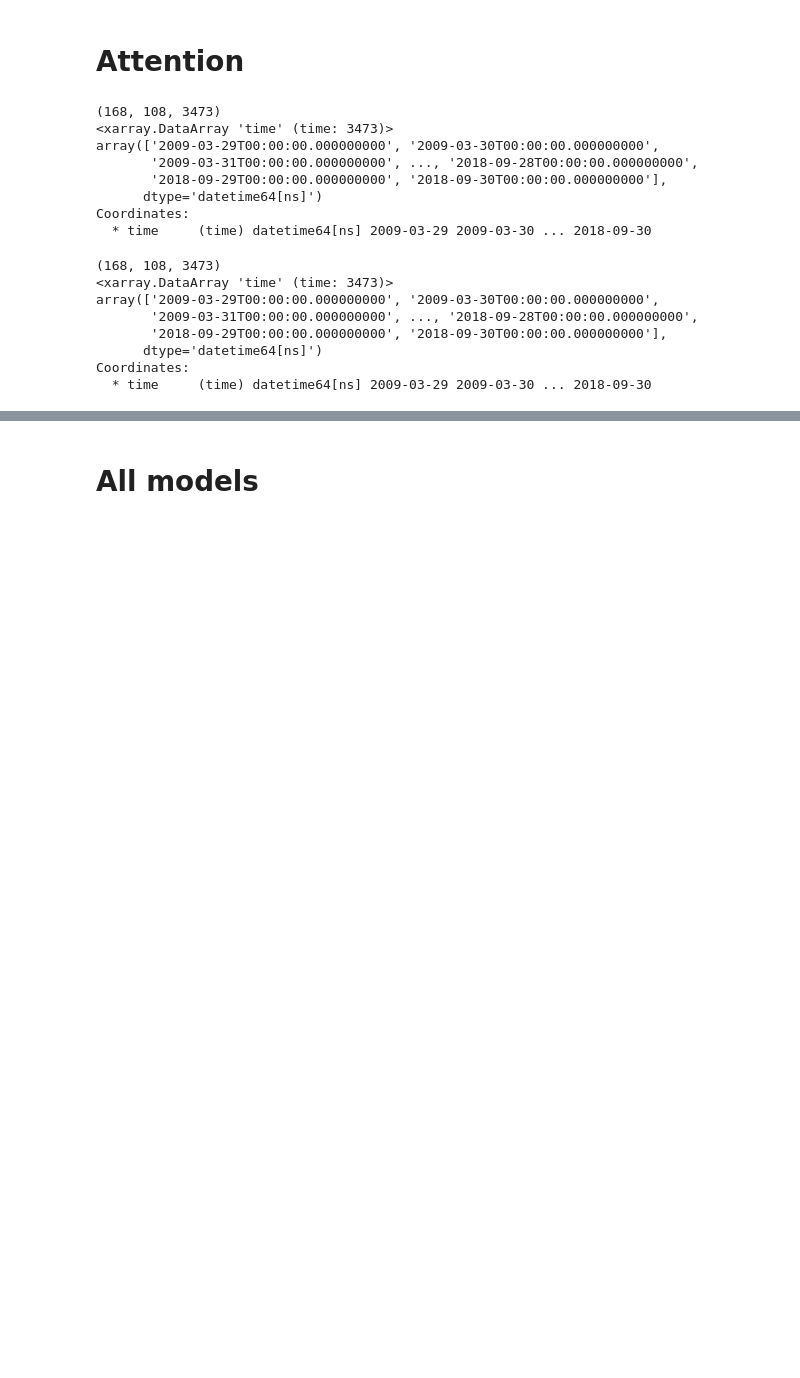
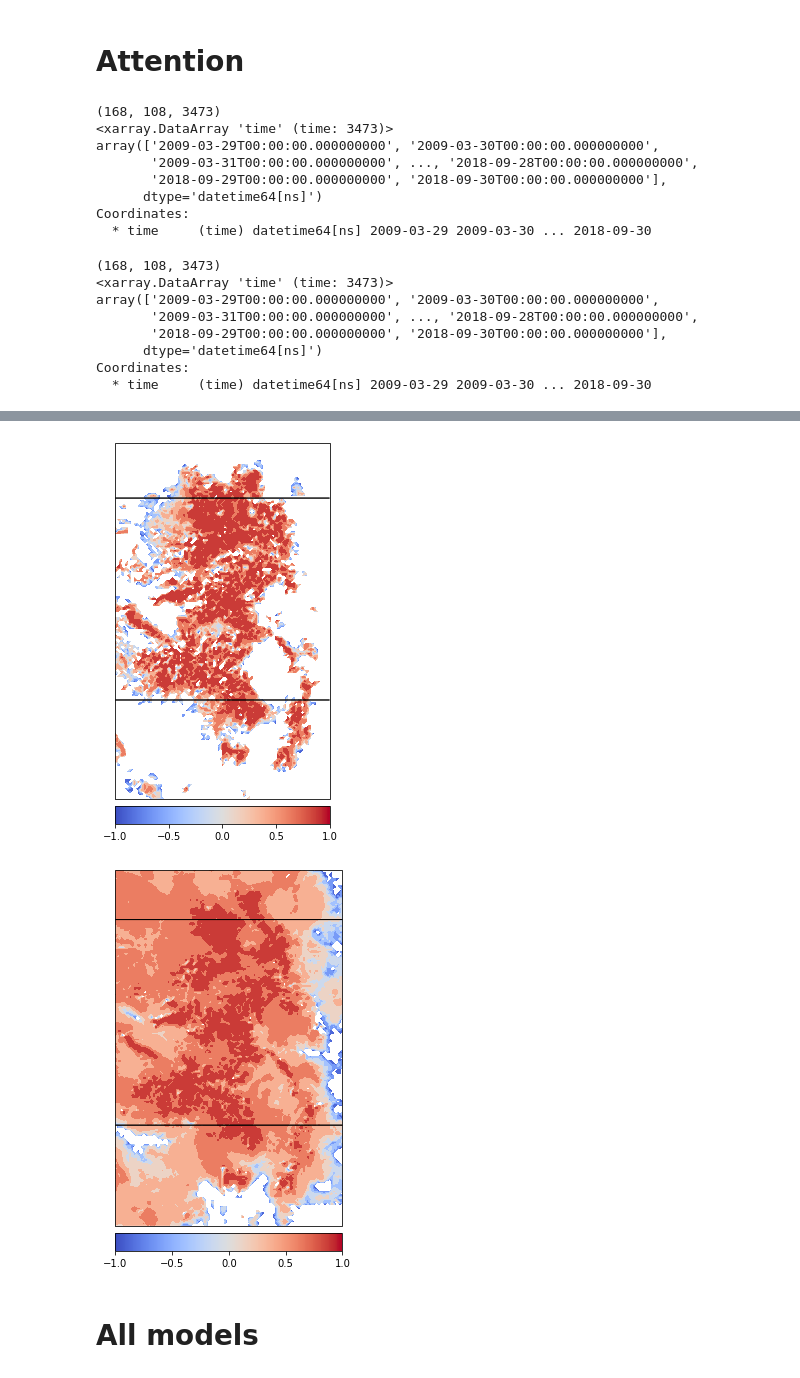
Before and after one commit to ShihengDuan/code-SWE, a Jupyter notebook: ExtraGridMet/ExtResults.ipynb, the cells around one changed output, grey strips where cells are left out. Cells and saved outputs as stored; diff of their text form; code cells hidden in the pictures; blank space fills up the shorter version.

```diff
--- a/ExtraGridMet/ExtResults.ipynb
+++ b/ExtraGridMet/ExtResults.ipynb
@@ -302,6 +302,6 @@ Coordinates:
 # %%
 r2_att, r2_relative_att = calculate(att_ori, att_rel)
 # %%
-plot_r2(r2_att)`
+plot_r2(r2_att)
 plot_r2(r2_relative_att)
 # %% [output]
@@ -309,3 +308,5 @@ SyntaxError: invalid syntax (<ipython-input-20-87317b8f43ba>, line 1)
+[figure, added]
+[figure, added]
 # %% [markdown]
 # All models
 # %%
```
Also changed, not shown: parts of 3 cells of this notebook.
